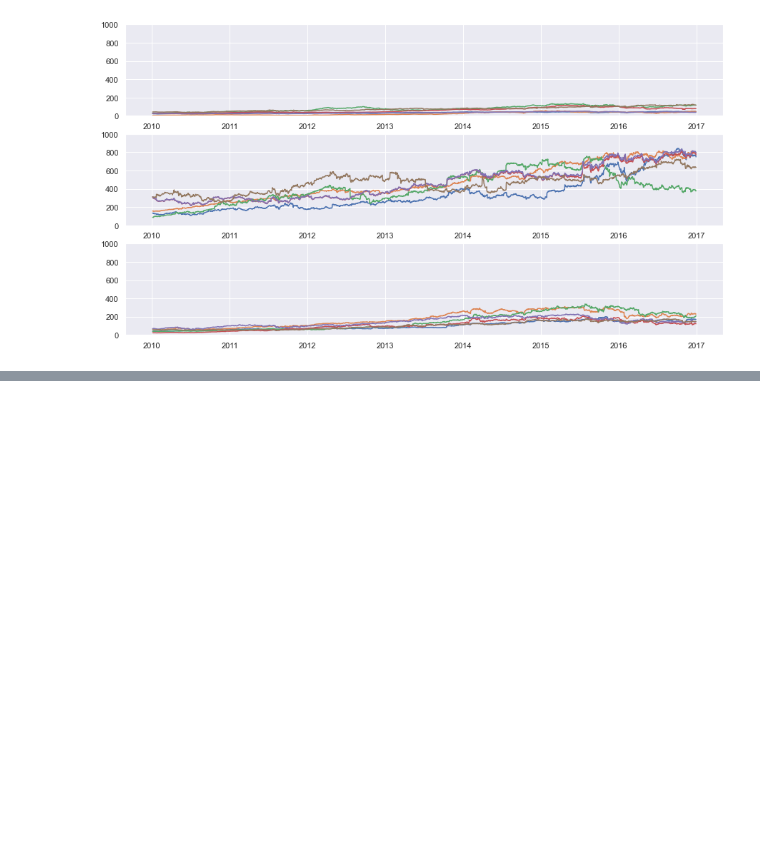
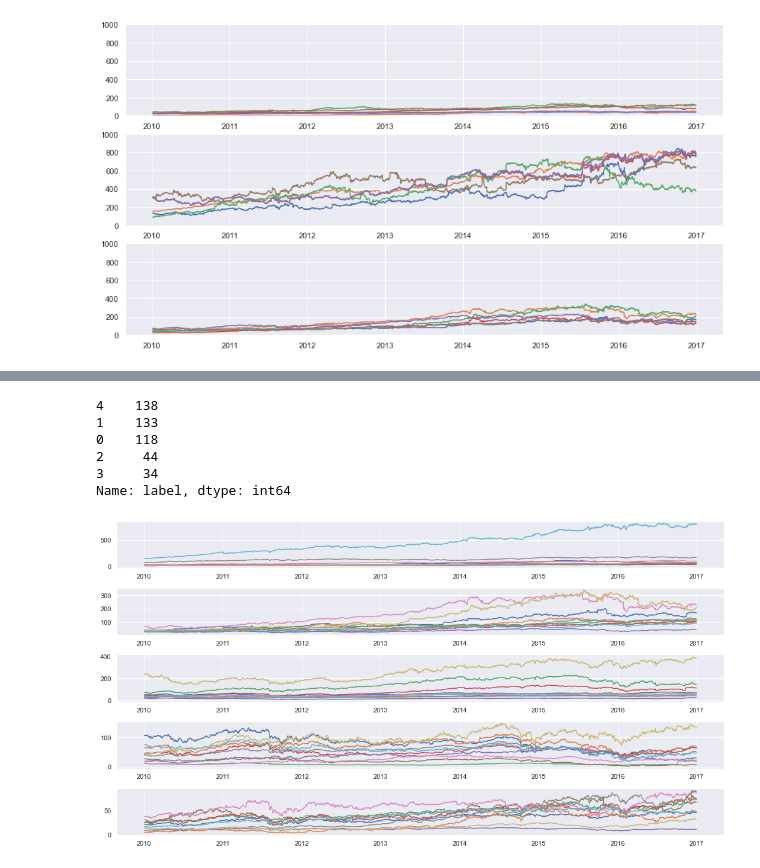
Before and after one commit to gihonglee/Stock_Analysis, a Jupyter notebook: main.ipynb, the cells around one changed output, grey strips where cells are left out. Drawn from its saved outputs; the diff is of its cells as text; code cells hidden in the pictures; blank space fills up the shorter version.

Commit message:
clustering based on the pct change

```diff
--- a/main.ipynb
+++ b/main.ipynb
@@ -464,0 +467,3 @@ for j in range(6):
+# %%
+df_kmean_rate = df_kmean_rate.sort_values(by = ['symbol','date'])
+df_kmean_rate
@@ -464,0 +484,3 @@ for j in range(6):
+# %%
+df_kmean_rate['close_change'] = df_kmean_rate['close'].pct_change()
+df_kmean_rate.close_change[df_kmean_rate['date'] == '2010-01-04'] = np.nan
@@ -464,0 +508,3 @@ for j in range(6):
+# %%
+df_kmean_rate = pd.pivot_table(df_kmean_rate,'close_change','symbol','date')
+df_kmean_rate
@@ -464,0 +526,26 @@ for j in range(6):
+# %%
+kmeans = KMeans(n_clusters=5, random_state=0).fit(df_kmean_rate)
+df_kmean['label'] = kmeans.labels_
+df_kmean['label'].value_counts()
+# %% [output]
+4    138
+1    133
+0    118
+2     44
+3     34
+Name: label, dtype: int64
+# %%
+fig, axs = plt.subplots(5, 1)
+for j in range(10):
+    for i in range(5):
+        df_temp = df_kmean[df_kmean['label'] == i ]
+        x = df_temp.columns
+        x = x.drop('label')
+        x = pd.to_datetime(x)
+        y = df_temp.values[j]
+        y = y[0:-1]
+        # axs[i].set_ylim([0, 1000])
+        axs[i].plot(x, y)
+plt.tight_layout()
+# %% [output]
+[figure, added]
```
Also changed, not shown: parts of 5 cells of this notebook.
